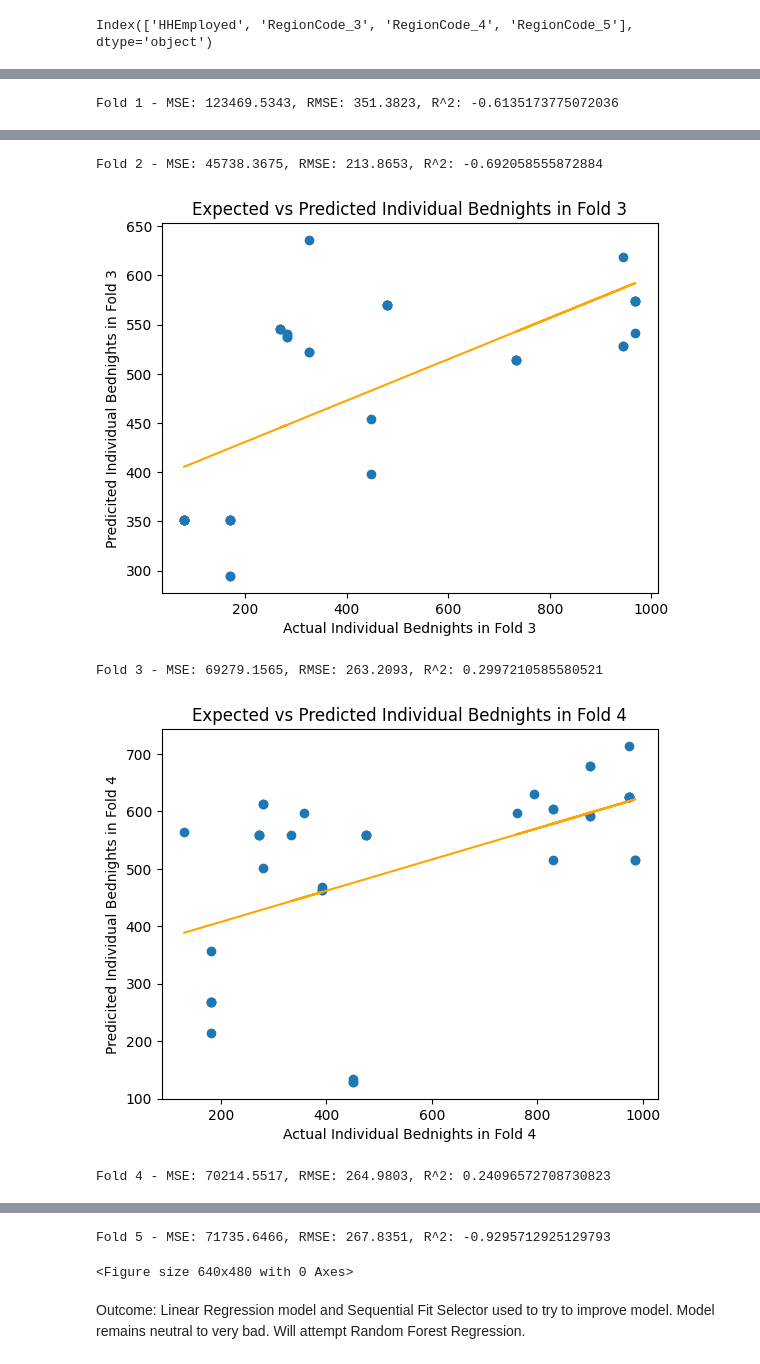
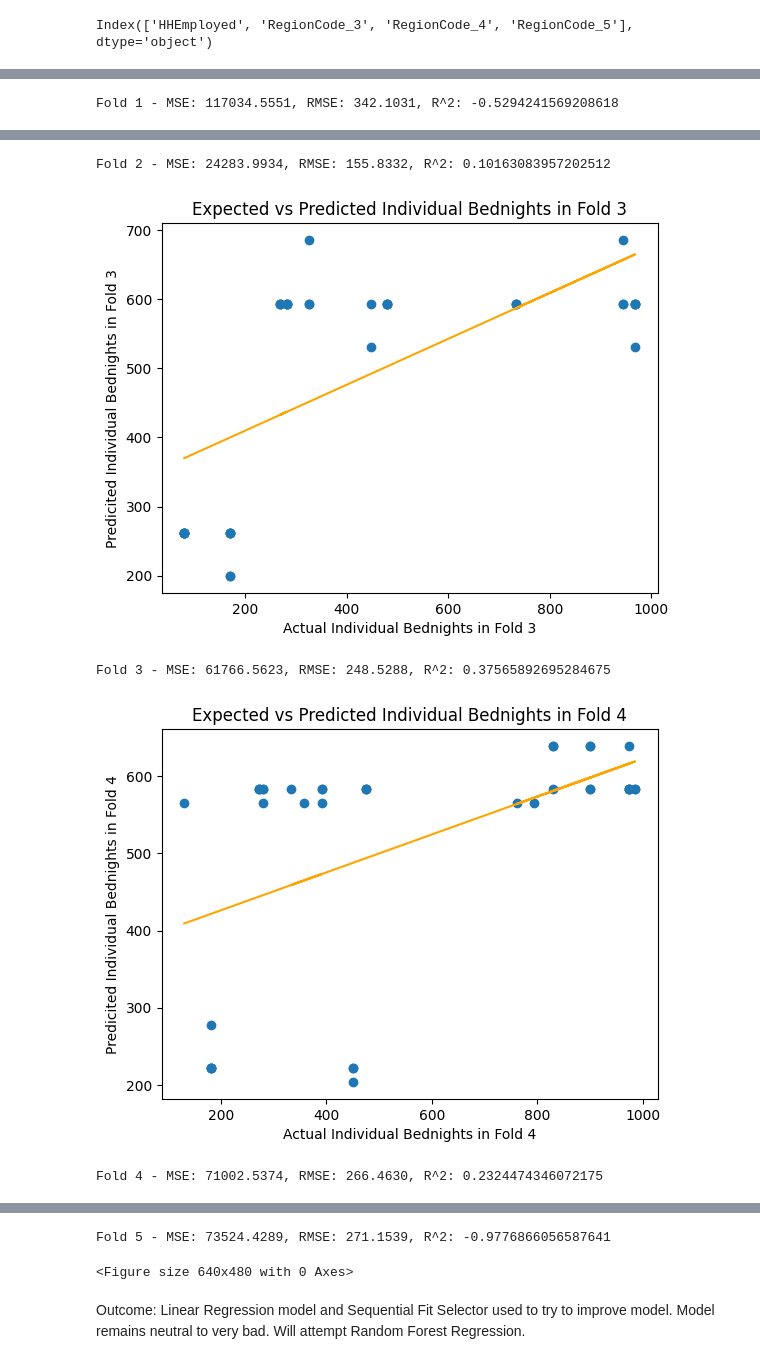
Before and after one commit to morellikatherine90809/Predict-Bednights, a Jupyter notebook: Regression 1.ipynb, the cells around one changed output, grey strips where cells are left out. Drawn from its saved outputs; the diff is of its cells as text; code cells hidden in the pictures.

Commit message:
Update Regression 1.ipynb
corrected x2 and y2 so gkf split, tested, trained on sfs features

```diff
--- a/Regression 1.ipynb
+++ b/Regression 1.ipynb
@@ -144,8 +144,8 @@ gkf = GroupKFold(n_splits = 5)
 
 ##split the data in each fold
 for fold, (train_idx, test_idx) in enumerate(gkf.split(x2, y2, groups2)):
-    x_train, x_test = x.iloc[train_idx], x.iloc[test_idx]
-    y_train, y_test = y.iloc[train_idx], y.iloc[test_idx]
+    x_train, x_test = x2.iloc[train_idx], x2.iloc[test_idx]
+    y_train, y_test = y2.iloc[train_idx], y2.iloc[test_idx]
 
     ##train a model and predict target values for each fold
     model2 = LinearRegression()
@@ -174 +174 @@ for fold, (train_idx, test_idx) in enumerate(gkf.split(x2, y2, groups2)):
-Fold 1 - MSE: 123469.5343, RMSE: 351.3823, R^2: -0.6135173775072036
+Fold 1 - MSE: 117034.5551, RMSE: 342.1031, R^2: -0.5294241569208618
@@ -176,5 +176,5 @@ Fold 1 - MSE: 123469.5343, RMSE: 351.3823, R^2: -0.6135173775072036
-Fold 2 - MSE: 45738.3675, RMSE: 213.8653, R^2: -0.692058555872884
+Fold 2 - MSE: 24283.9934, RMSE: 155.8332, R^2: 0.10163083957202512
-[figure, old version]
+[figure, new version]
-Fold 3 - MSE: 69279.1565, RMSE: 263.2093, R^2: 0.2997210585580521
+Fold 3 - MSE: 61766.5623, RMSE: 248.5288, R^2: 0.37565892695284675
-[figure, old version]
+[figure, new version]
-Fold 4 - MSE: 70214.5517, RMSE: 264.9803, R^2: 0.24096572708730823
+Fold 4 - MSE: 71002.5374, RMSE: 266.4630, R^2: 0.2324474346072175
@@ -182,4 +182,4 @@ Fold 4 - MSE: 70214.5517, RMSE: 264.9803, R^2: 0.24096572708730823
-Fold 5 - MSE: 71735.6466, RMSE: 267.8351, R^2: -0.9295712925129793
+Fold 5 - MSE: 73524.4289, RMSE: 271.1539, R^2: -0.9776866056587641
 <Figure size 640x480 with 0 Axes>
 # %% [markdown]
 Outcome: Linear Regression model and Sequential Fit Selector used to try to improve model. Model remains neutral to very bad. Will attempt Random Forest Regression.
```
Also changed, not shown: parts of 1 cell of this notebook.
